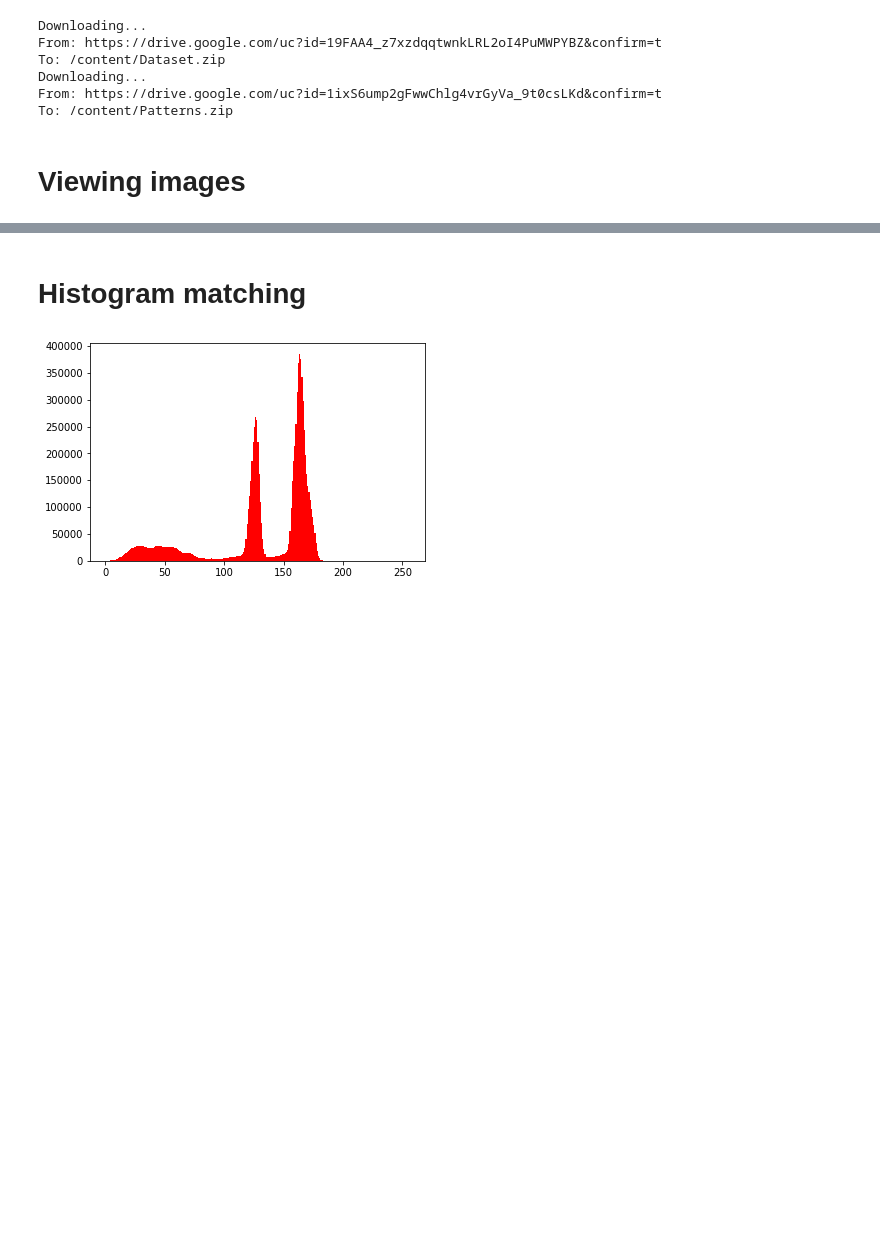
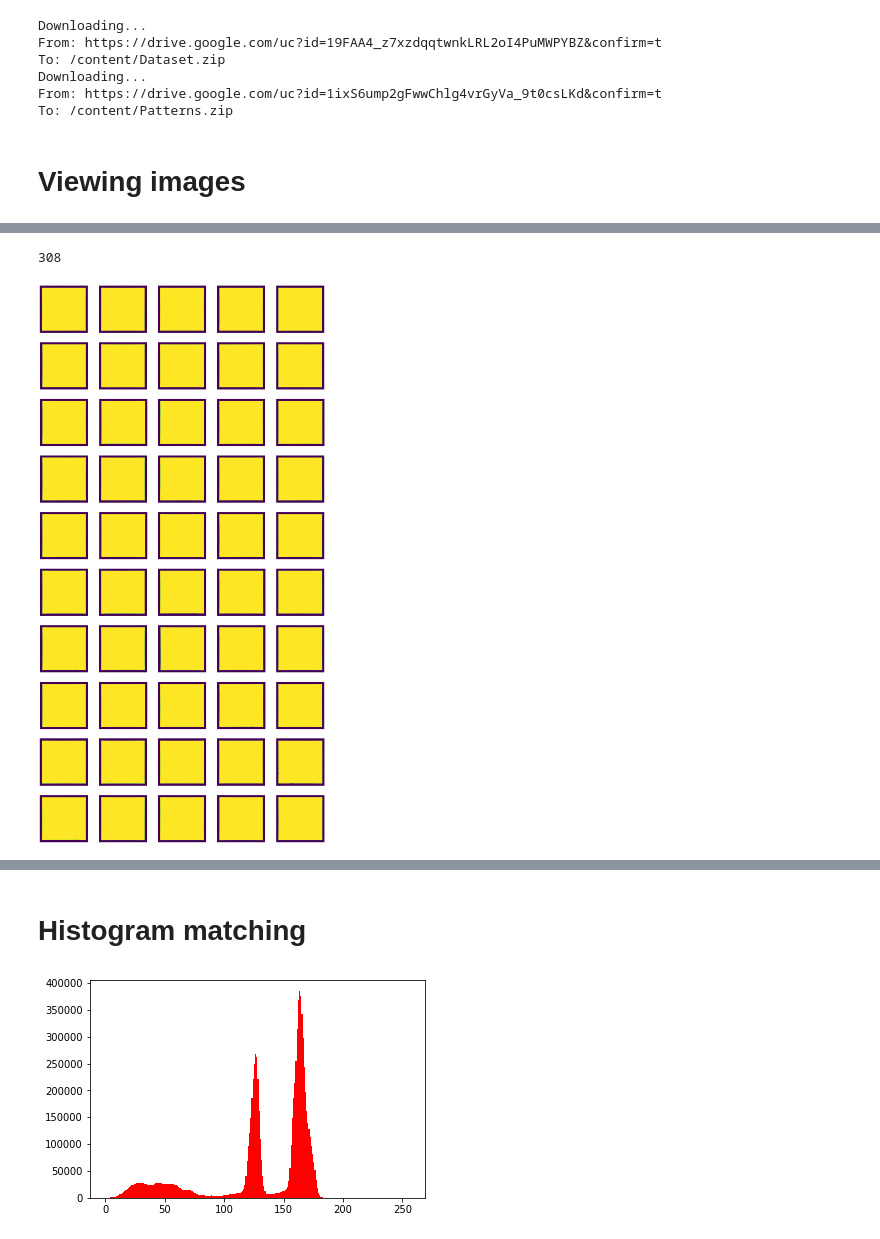
Before and after one commit to parsaeisa/computer_vision_project, a Jupyter notebook: CV_Project_Template.ipynb, the cells around one changed output, grey strips where cells are left out. Cells and saved outputs as stored; diff of their text form; code cells hidden in the pictures; blank space fills up the shorter version.

```diff
--- a/CV_Project_Template.ipynb
+++ b/CV_Project_Template.ipynb
@@ -50,0 +89,31 @@ plt.imshow(pattern[..., ::-1])
+# %%
+#save all image files and json files separately to list
+import glob
+
+input_dir = "/content/Dataset/"
+label_dir = "/content/Labels/"
+
+images_path_list = sorted(glob.glob(input_dir + "*.png") + glob.glob(input_dir + "*.jpg") + glob.glob(input_dir + "*.bmp"))
+ann_list = sorted(glob.glob(input_dir + "*.json"))
+# %% [output]
+308
+# %%
+# Check that our operations work on good amount of pictures
+import time
+
+f, axarr = plt.subplots(10, 5, figsize=(20, 40))
+
+for i in range(0,10):
+  for j in range(0,5):
+    img_name = images_path_list[i*5 + j]
+
+    img = cv2.imread(img_name)
+
+    edges = remove_pattern_noise(img)
+
+    axarr[i,j].imshow(edges)
+    axarr[i,j].axis('off')
+
+plt.show()
+# %% [output]
+[figure, added]
```
Also changed, not shown: parts of 26 cells of this notebook.
